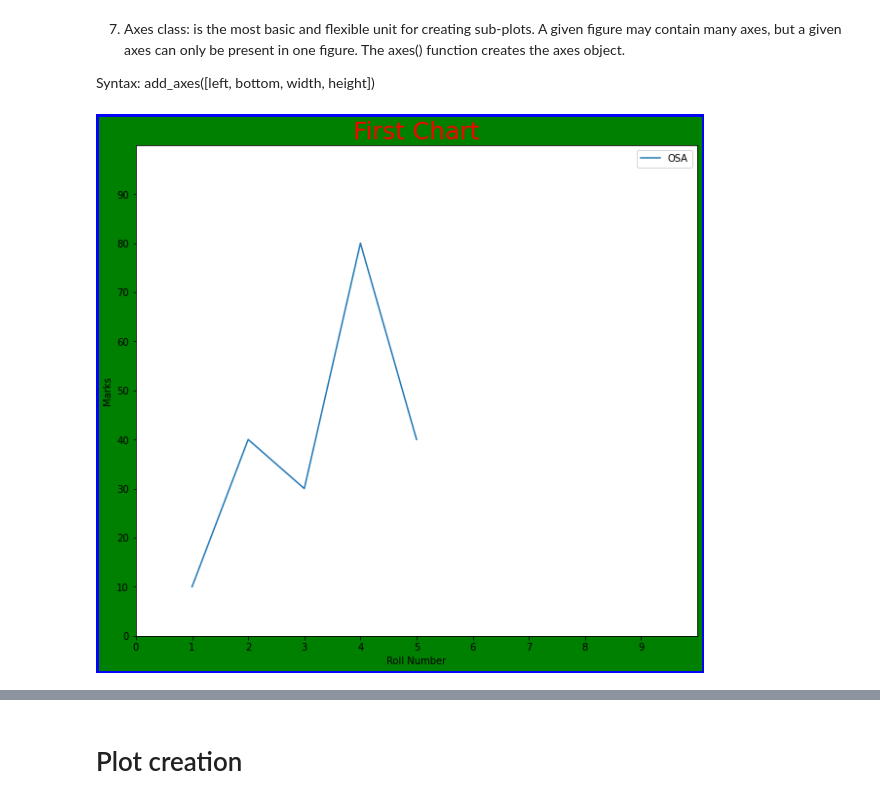
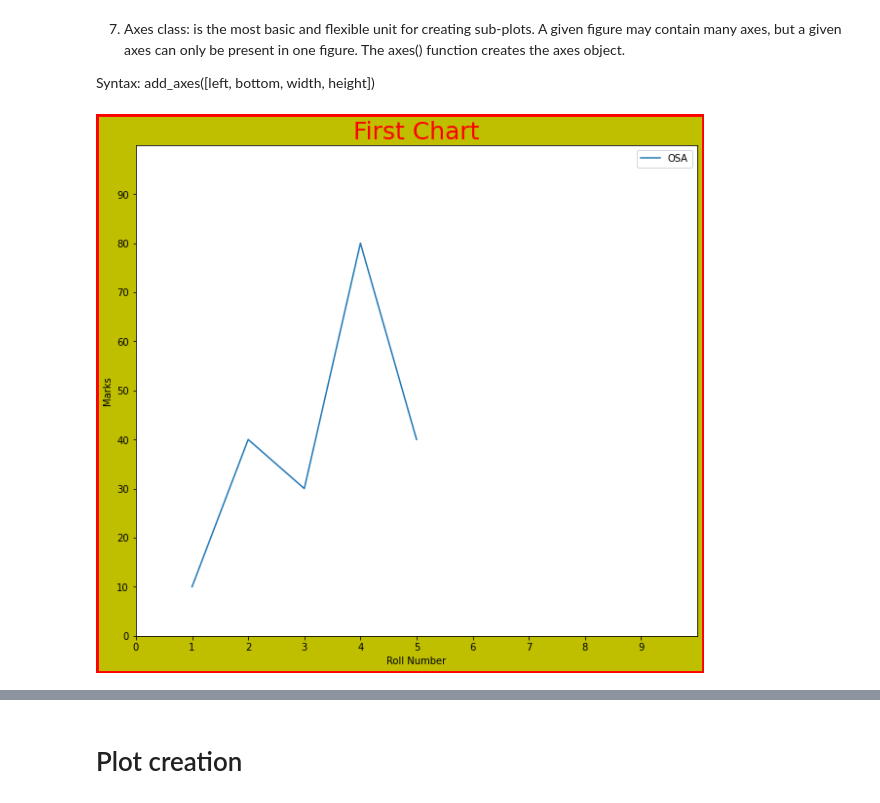
Before and after one commit to sachinbevinamarad/pydatabase, a Jupyter notebook: Data_visualization_with_python.ipynb, the cells around one changed output, grey strips where cells are left out. Saved outputs shown, nothing was run; the diff lists cells and outputs as text; code cells hidden in the pictures.

```diff
--- a/Data_visualization_with_python.ipynb
+++ b/Data_visualization_with_python.ipynb
@@ -297,22 +297,22 @@ Syntax: add_axes([left, bottom, width, height])
 # %%
 import matplotlib.pyplot as plt
 import numpy as np
 x = [1,2,3,4,5]
 y = [10,40,30,80,40]
-fig = plt.figure(figsize =(8, 7), facecolor='g', edgecolor='b', linewidth=5) # figsize=(width,height)
+fig = plt.figure(figsize =(8, 7), facecolor='y', edgecolor='r', linewidth=5) # figsize=(width,height)
 ax = fig.add_axes([1, 1, 1, 1]) #
 plt.plot(x, y)
 plt.title('First Chart', color='r', fontsize=25)
 plt.xlabel('Roll Number')
 plt.ylabel('Marks')
 plt.ylim([0,100])
 plt.xlim([1,10])
 plt.xticks(np.arange(0, 10, 1))
 plt.yticks(np.arange(0, 100, 10))
 plt.legend(['OSA'])
 plt.show()
 # %% [output]
-[figure, old version]
+[figure, new version]
 # %%
 # Ex: 2
 import numpy as np
```
Also changed, not shown: parts of 43 cells of this notebook.
